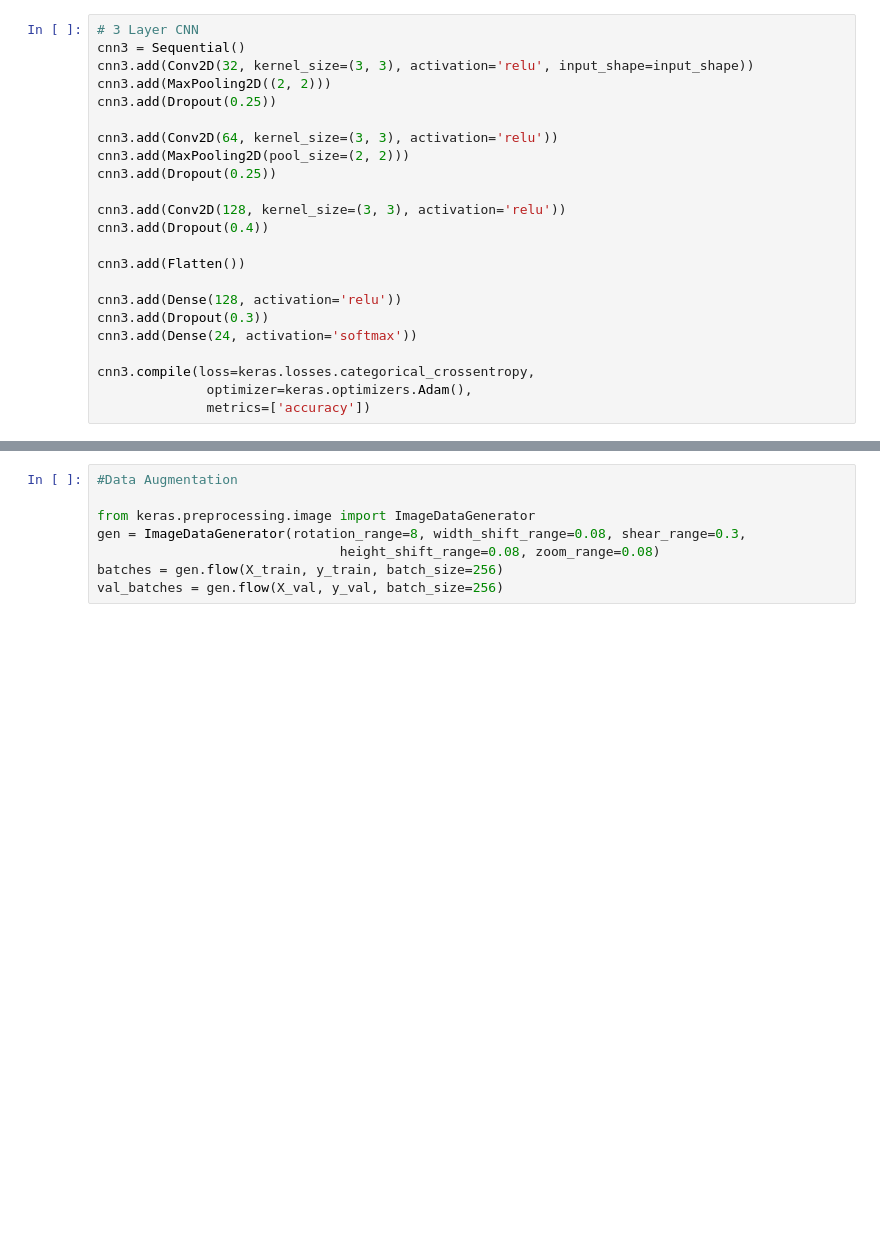
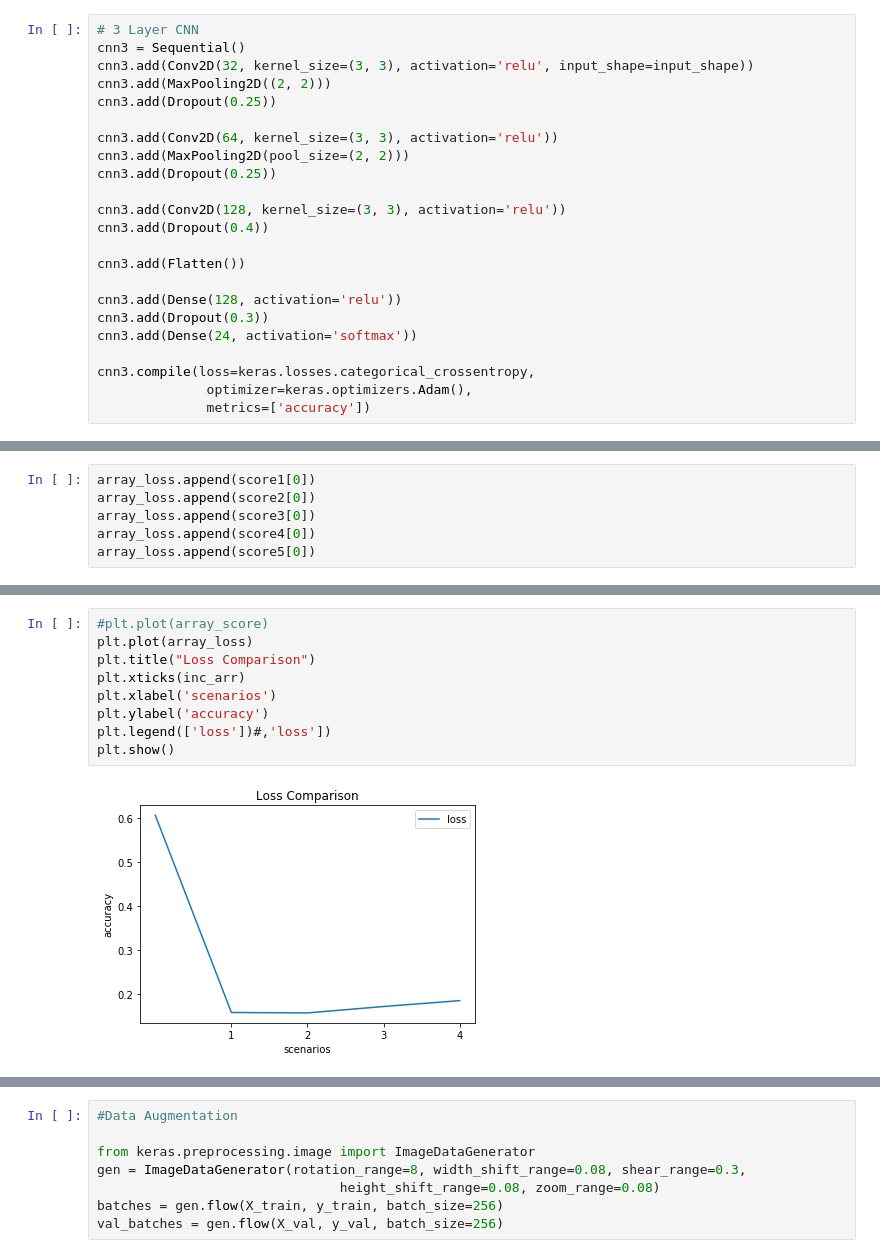
Before and after one commit to MHabiburRahman7/DeepLearningHand, a Jupyter notebook: CNN with 4 scenarios.ipynb, the cells around one changed output, grey strips where cells are left out. Drawn from its saved outputs; the diff is of its cells as text; blank space fills up the shorter version.

```diff
--- a/CNN with 4 scenarios.ipynb
+++ b/CNN with 4 scenarios.ipynb
@@ -302,0 +437,6 @@ Test accuracy: 0.9701617401003904
+# %%
+array_loss.append(score1[0])
+array_loss.append(score2[0])
+array_loss.append(score3[0])
+array_loss.append(score4[0])
+array_loss.append(score5[0])
@@ -302,0 +467,11 @@ Test accuracy: 0.9701617401003904
+# %%
+#plt.plot(array_score)
+plt.plot(array_loss)
+plt.title("Loss Comparison")
+plt.xticks(inc_arr)
+plt.xlabel('scenarios')
+plt.ylabel('accuracy')
+plt.legend(['loss'])#,'loss'])
+plt.show()
+# %% [output]
+[figure, added]
```
Also changed, not shown: parts of 32 cells of this notebook.
